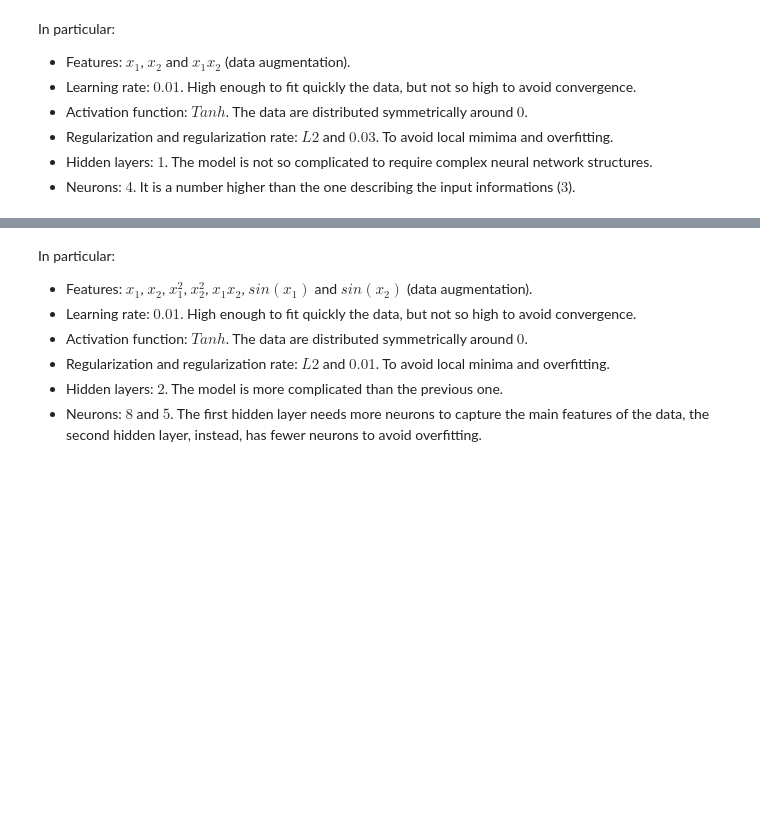
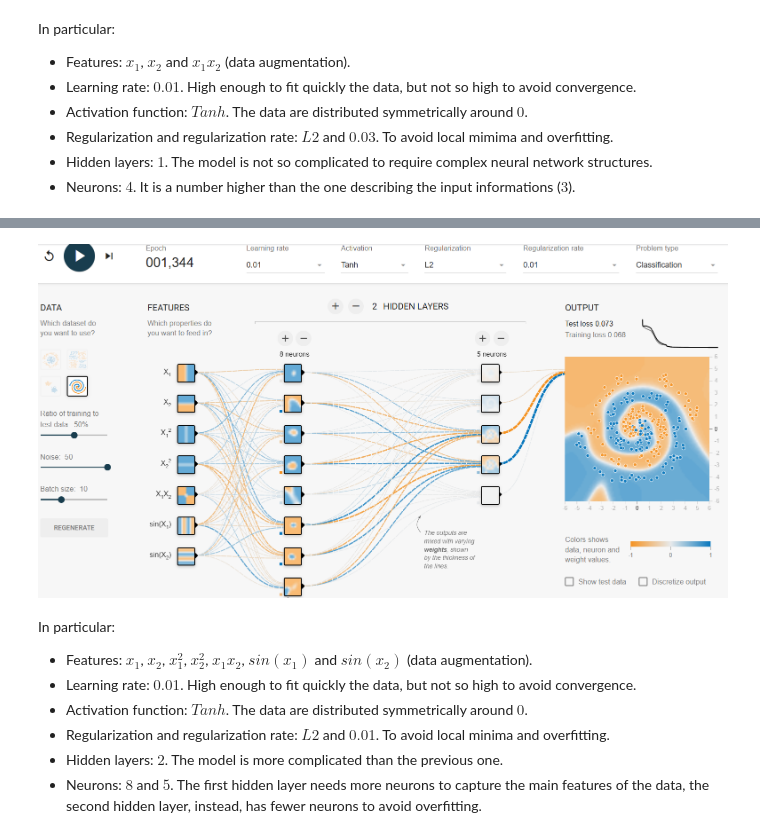
Before and after one commit to BeatriceSala01/astrostatistics_bicocca_2024, a Jupyter notebook: working/L19.MultilayerPerceptron.ipynb, the cells around one changed output, grey strips where cells are left out. Saved outputs shown, nothing was run; the diff lists cells and outputs as text; code cells hidden in the pictures; blank space fills up the shorter version.

```diff
--- a/working/L19.MultilayerPerceptron.ipynb
+++ b/working/L19.MultilayerPerceptron.ipynb
@@ -35,3 +37,7 @@ In particular:
+# %%
+Image('NNP_second.png')
+# %% [output]
+[figure, added]
 # %% [markdown]
 In particular:
 
```
Also changed, not shown: parts of 4 cells of this notebook.
